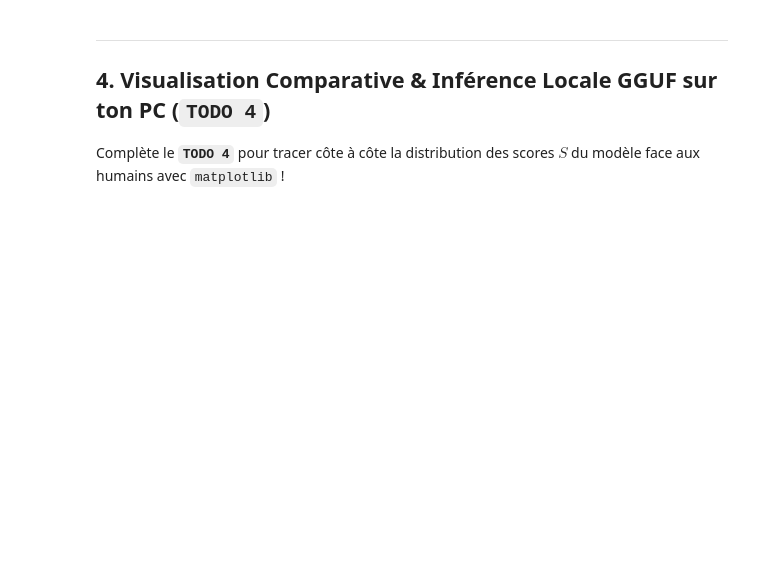
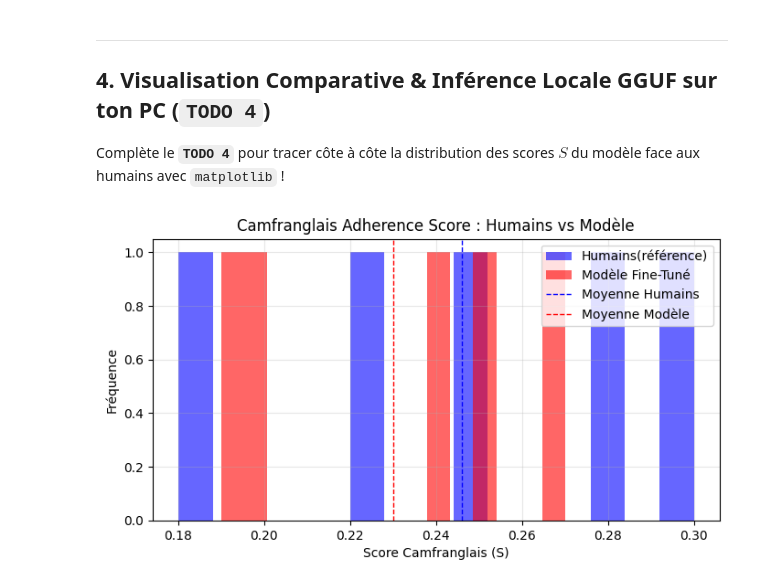
Before and after one commit to darylbdr/CameroonianLLM, a Jupyter notebook: 05_evaluation_and_deployment/05_Evaluation_and_GGUF_Export.ipynb, the cells around one changed output. Drawn from its saved outputs; the diff is of its cells as text; code cells hidden in the pictures; blank space fills up the shorter version.

Commit message:
Mise à jour des métriques d'évaluation et visualisation comparative

```diff
--- a/05_evaluation_and_deployment/05_Evaluation_and_GGUF_Export.ipynb
+++ b/05_evaluation_and_deployment/05_Evaluation_and_GGUF_Export.ipynb
@@ -139,24 +185,29 @@ Complète le **`TODO 4`** pour tracer côte à côte la distribution des scores
 # %%
 # === EXERCICE GUIDÉ : TODO 4 ===
 def plot_adherence_distributions(model_scores: List[float], human_scores: List[float]):
     """
     Trace l'histogramme comparatif de la densité de Camfranglais (Score S)
     entre les vraies réponses humaines et les réponses générées par le modèle.
     """
     plt.figure(figsize=(8, 4))
     # TODO 4 : Tracer deux histogrammes (`plt.hist`) avec `alpha=0.6`, `bins=15`
     # pour `human_scores` (label='Humains (Référence)') et `model_scores` (label='Modèle Fine-Tuné'),
     # plus les lignes verticales des moyennes (`plt.axvline`).
 
     # --- TON CODE ICI ---
-
+    plt.hist(human_scores, bins=15, alpha=0.6, label='Humains(référence)', color='blue')
+    plt.hist(model_scores, bins=15, alpha=0.6, label='Modèle Fine-Tuné', color='red')
+    plt.axvline(np.mean(human_scores), color='blue', linestyle='dashed', linewidth=1, label='Moyenne Humains')
+    plt.axvline(np.mean(model_scores), color='red', linestyle='dashed', linewidth=1, label='Moyenne Modèle')
     # --------------------
     plt.xlabel("Score Camfranglais (S)")
     plt.ylabel("Fréquence")
     plt.title("Camfranglais Adherence Score : Humains vs Modèle")
     plt.legend()
     plt.grid(alpha=0.3)
     plt.show()
 
 # Test d'affichage :
 plot_adherence_distributions(mock_model_s, mock_human_s)
+# %% [output]
+[figure, added]
```
Also changed, not shown: parts of 7 cells of this notebook.
